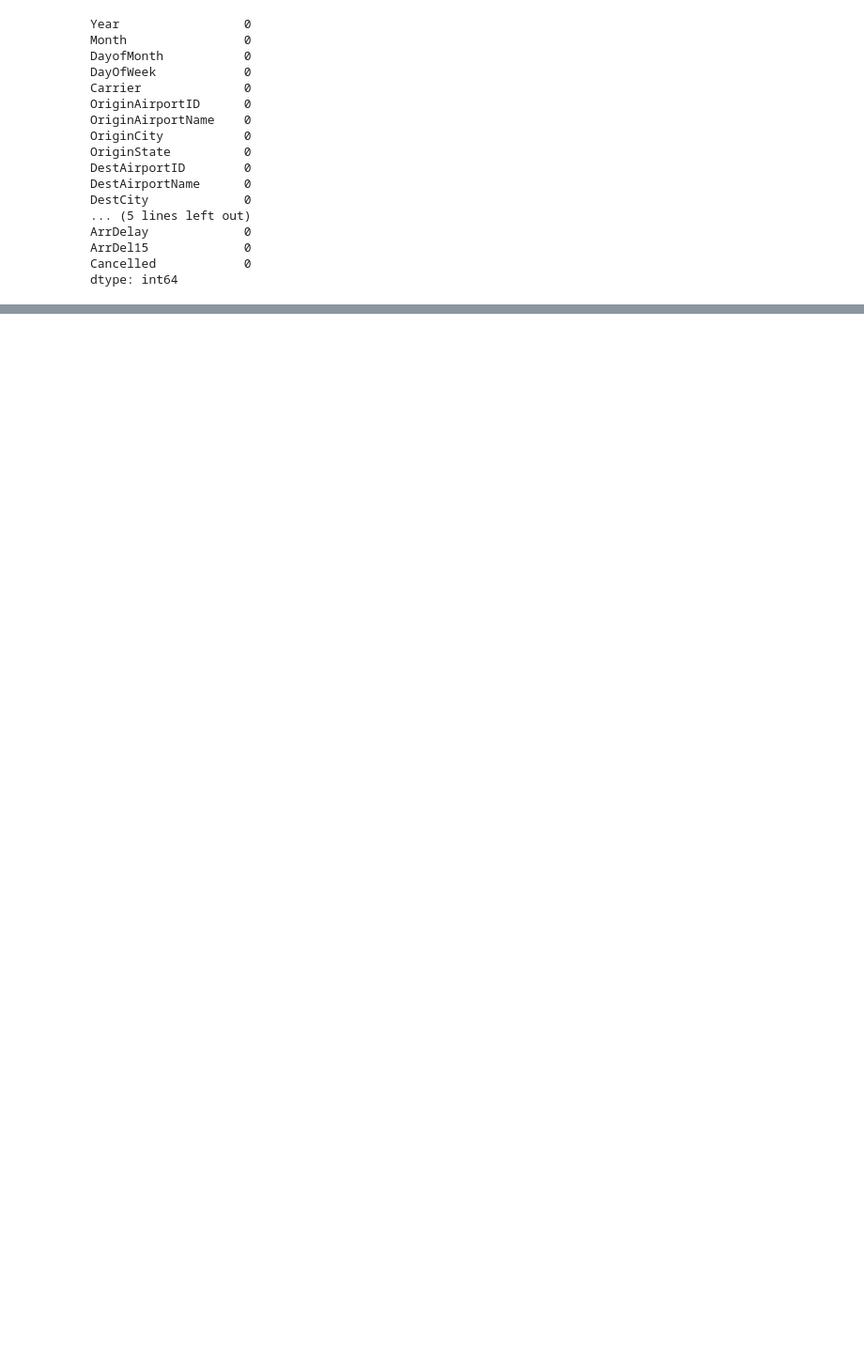
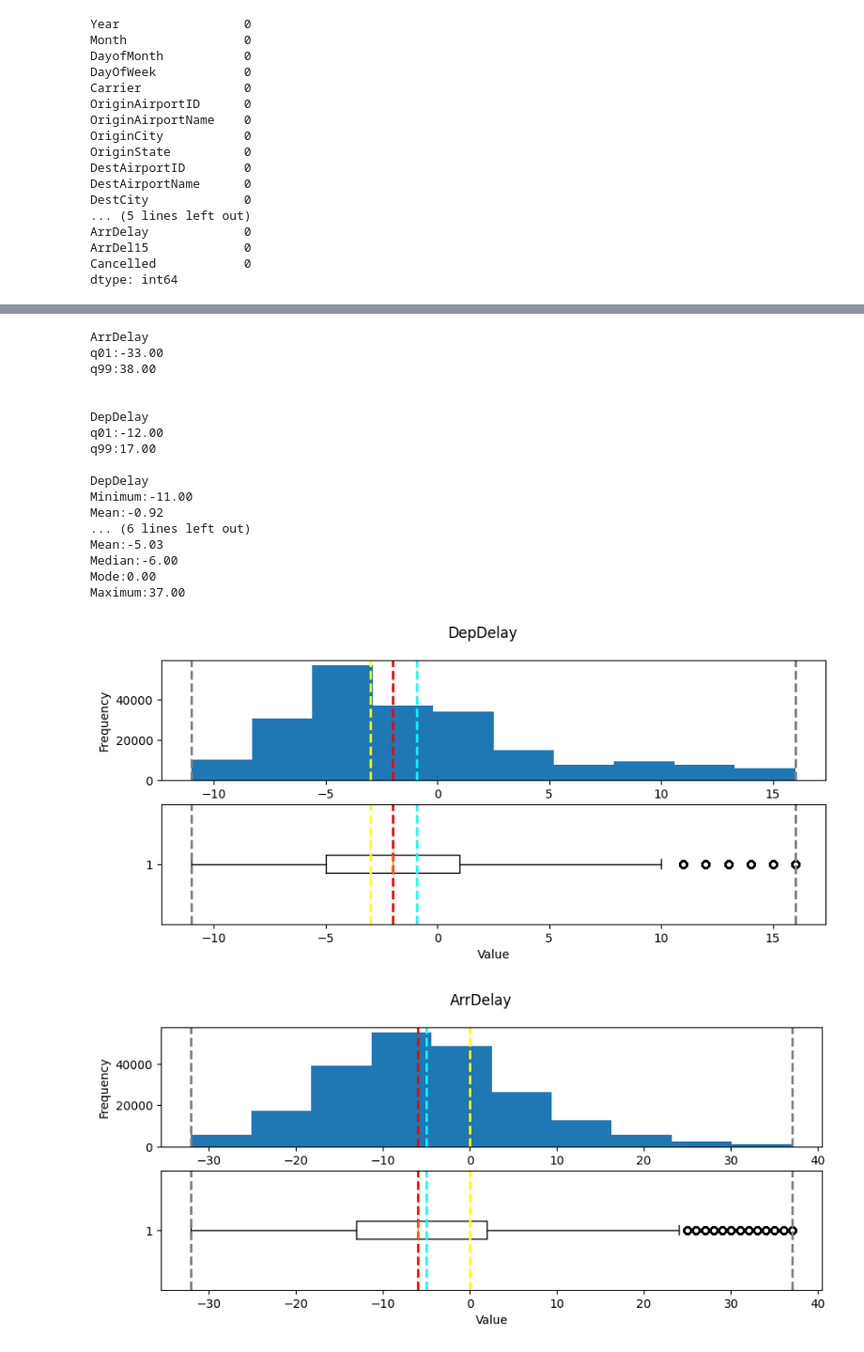
Before and after one commit to ignaciops00/ml-basics, a Jupyter notebook: challenges/01 - Flights Challenge.ipynb, the cells around one changed output, grey strips where cells are left out. Shown at 94% size. Saved outputs shown, nothing was run; the diff lists cells and outputs as text; code cells hidden in the pictures; blank space fills up the shorter version.

```diff
--- a/challenges/01 - Flights Challenge.ipynb
+++ b/challenges/01 - Flights Challenge.ipynb
@@ -117,0 +201,39 @@ fig.show()
+# %%
+#Remove outliers from the dataset
+adquantile01=df_flights.ArrDelay.quantile(0.01)
+adquantile90=df_flights.ArrDelay.quantile(0.90)
+df_flights = df_flights[df_flights.ArrDelay < adquantile90]
+df_flights = df_flights[df_flights.ArrDelay > adquantile01]
+
+print('\nArrDelay \nq01:{:.2f}\nq99:{:.2f}\n'.format(adquantile01,adquantile90))
+
+ddquantile01= df_flights.DepDelay.quantile(0.01)
+ddquantile90= df_flights.DepDelay.quantile(0.90)
+df_flights = df_flights[df_flights.DepDelay < ddquantile90]
+df_flights = df_flights[df_flights.DepDelay > ddquantile01]
+
+print('\nDepDelay \nq01:{:.2f}\nq99:{:.2f}\n'.format(ddquantile01,ddquantile90))
+
+
+plot_flights(df_flights['DepDelay'])
+plot_flights(df_flights['ArrDelay'])
+# %% [output]
+ArrDelay
+q01:-33.00
+q99:38.00
+
+
+DepDelay
+q01:-12.00
+q99:17.00
+
+DepDelay
+Minimum:-11.00
+Mean:-0.92
+... (6 lines left out)
+Mean:-5.03
+Median:-6.00
+Mode:0.00
+Maximum:37.00
+[figure, added]
+[figure, added]
```
Also changed, not shown: parts of 21 cells of this notebook, 1 other file.
